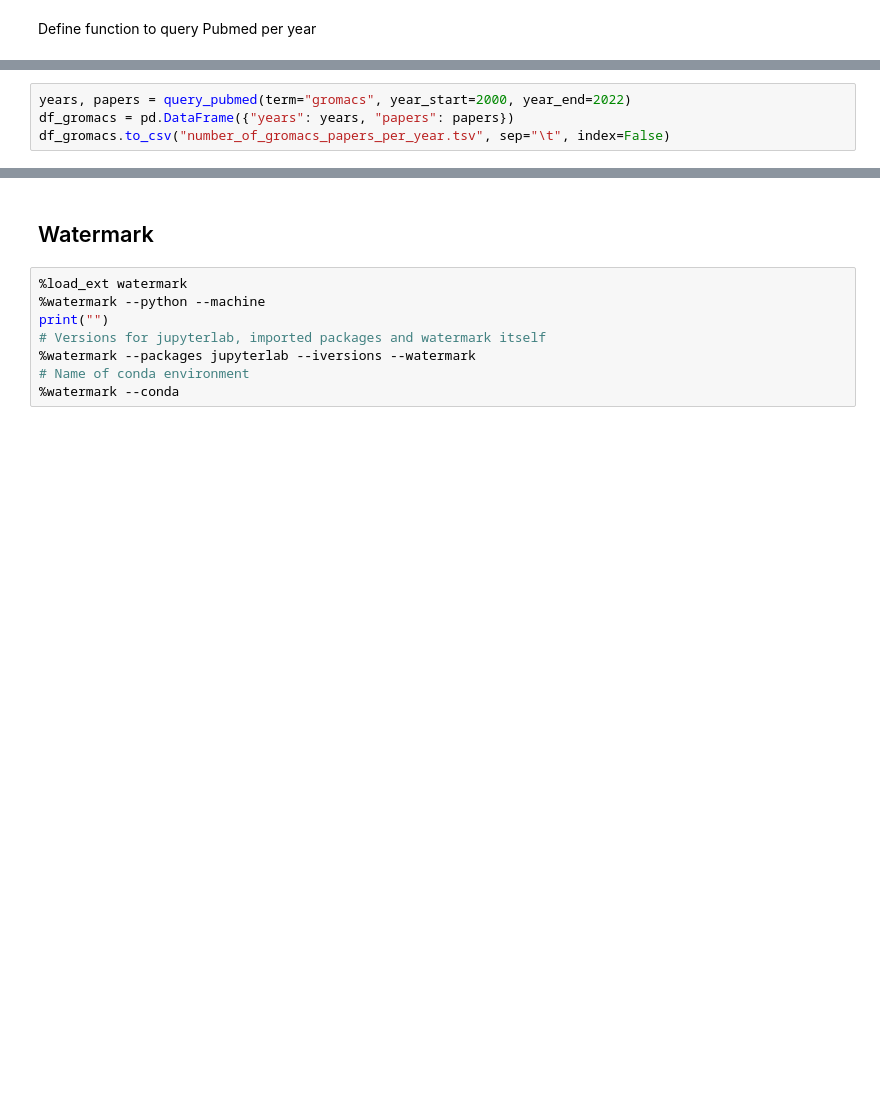
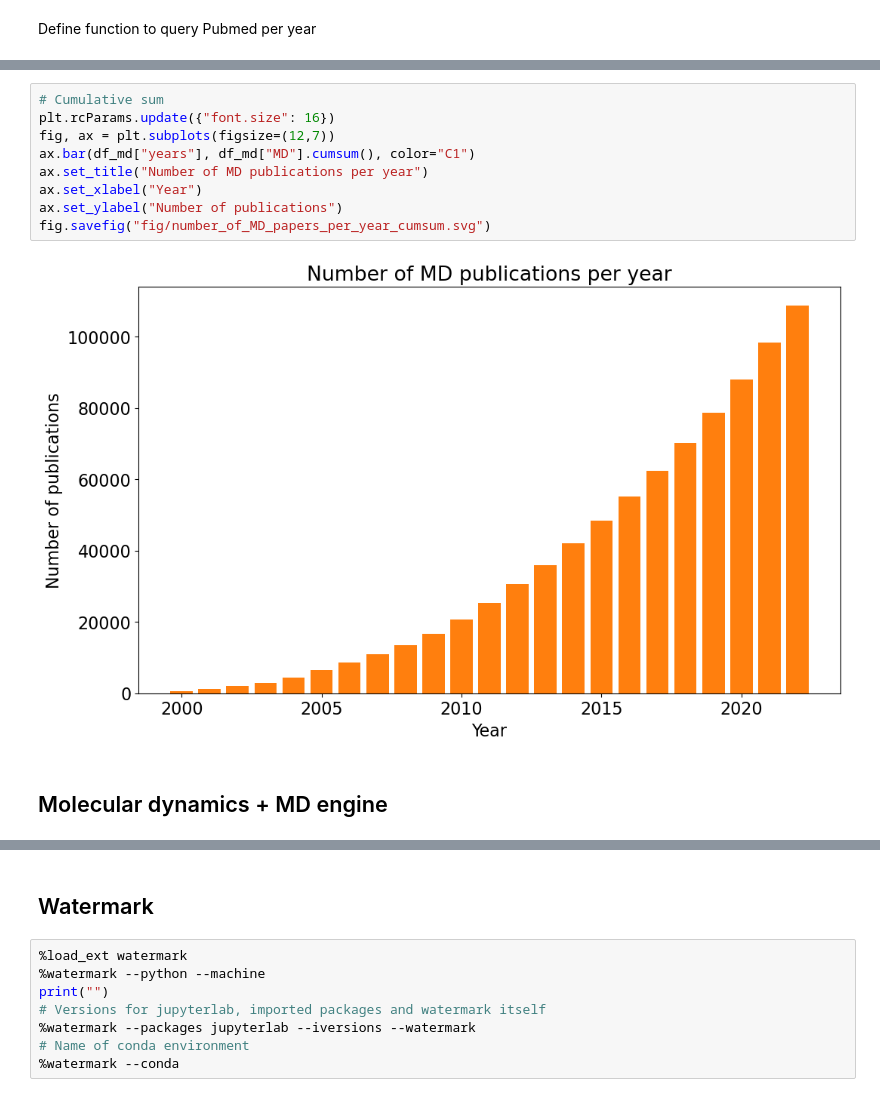
Before and after one commit to MDverse/mdda, a Jupyter notebook: notebooks/search_MD_in_pubmed.ipynb, the cells around one changed output, grey strips where cells are left out. Cells and saved outputs as stored; diff of their text form; blank space fills up the shorter version.

```diff
--- a/notebooks/search_MD_in_pubmed.ipynb
+++ b/notebooks/search_MD_in_pubmed.ipynb
@@ -38,10 +68,19 @@ ax.set_ylabel("Number of publications")
 fig.savefig("fig/number_of_MD_papers_per_year.svg")
 # %% [output]
 [figure]
-# %%
-years, papers = query_pubmed(term="gromacs", year_start=2000, year_end=2022)
-df_gromacs = pd.DataFrame({"years": years, "papers": papers})
-df_gromacs.to_csv("number_of_gromacs_papers_per_year.tsv", sep="\t", index=False)
+# %%
+# Cumulative sum
+plt.rcParams.update({"font.size": 16})
+fig, ax = plt.subplots(figsize=(12,7))
+ax.bar(df_md["years"], df_md["MD"].cumsum(), color="C1")
+ax.set_title("Number of MD publications per year")
+ax.set_xlabel("Year")
+ax.set_ylabel("Number of publications")
+fig.savefig("fig/number_of_MD_papers_per_year_cumsum.svg")
+# %% [output]
+[figure, added]
+# %% [markdown]
+## Molecular dynamics + MD engine
 # %%
 plt.rcParams.update({"font.size": 16})
 fig, ax = plt.subplots(figsize=(12,7))
```
Also changed, not shown: parts of 8 cells of this notebook, 1 other file.
